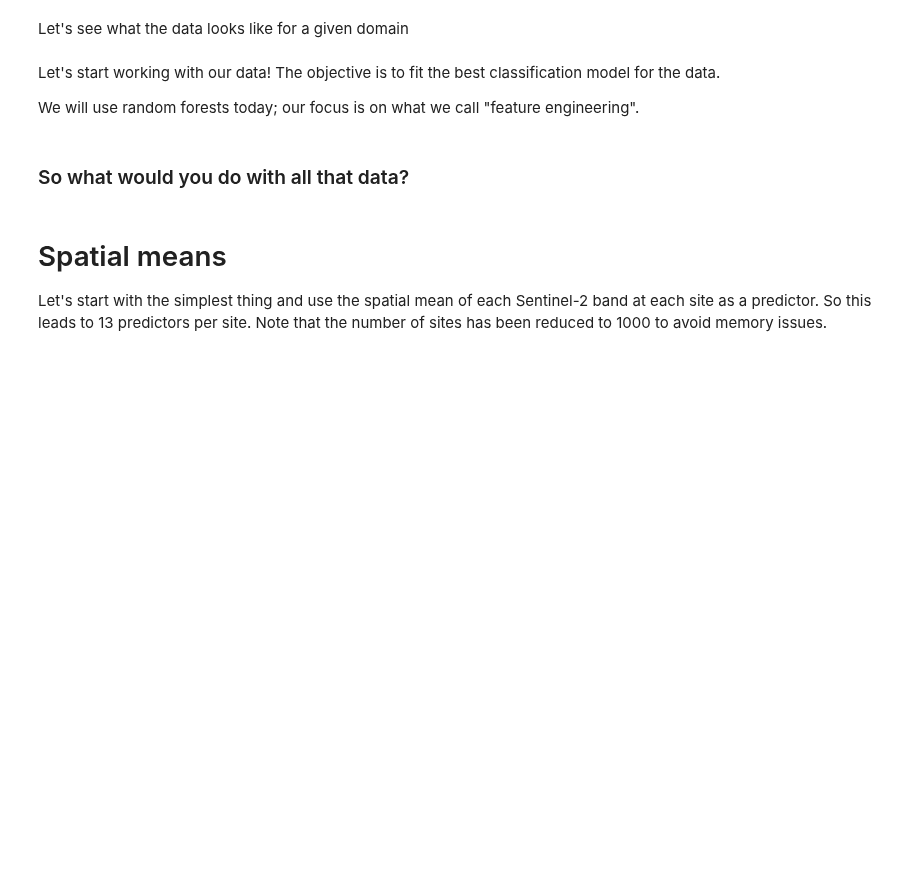
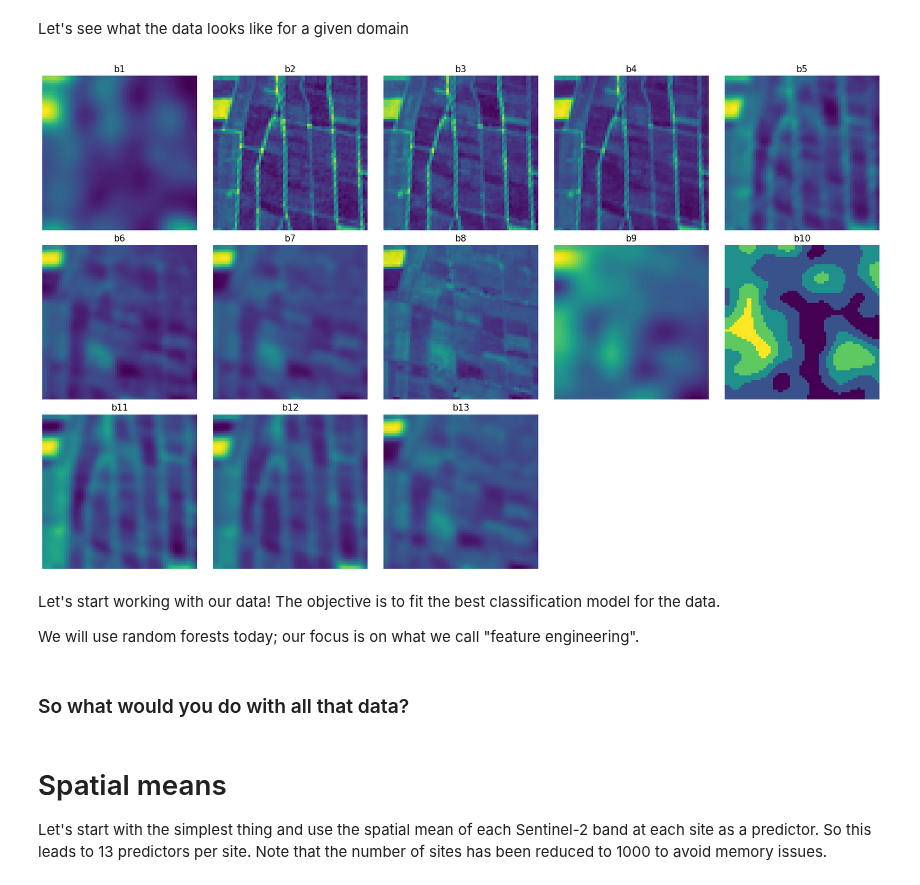
Before and after one commit to NoemiVergopolan/EEPS_GeospatialData, a Jupyter notebook: Lectures/Lec_21_FeatureEngineering_Selection.ipynb, the cells around one changed output. Cells and saved outputs as stored; diff of their text form; code cells hidden in the pictures; blank space fills up the shorter version.

```diff
--- a/Lectures/Lec_21_FeatureEngineering_Selection.ipynb
+++ b/Lectures/Lec_21_FeatureEngineering_Selection.ipynb
@@ -41,6 +41,6 @@ import matplotlib.pyplot as plt
 import pickle
 import scipy.stats
 # %%
-db = pickle.load(open('../data/ds/images/remote_sensing/otherDatasets/sentinel_2_subset.pck','rb'))
+db = pickle.load(open('/scratch/eeps440/data/ds/images/remote_sensing/otherDatasets/sentinel_2_subset.pck','rb'))
 # %%
 db.keys()
@@ -55,12 +79,19 @@ print(y)
 # %% [markdown]
 Let's see what the data looks like for a given domain
-# %%
-for var in db['covariates']:
-    plt.figure(figsize=(10,10))
-    plt.title(var,fontsize=50)
-    plt.imshow(db['covariates'][var][150,:,:])
-    plt.axis('off')
-    plt.show()
+# %%
+fig, axes = plt.subplots(3, 5, figsize=(20, 12))
+axes = axes.ravel()
+
+for i, var in enumerate(db['covariates']):
+    axes[i].imshow(db['covariates'][var][150, :, :])
+    axes[i].set_title(var, fontsize=15)
+    axes[i].axis('off')
+axes[-2].axis('off')
+axes[-1].axis('off')
+plt.tight_layout()
+plt.show()
+# %% [output]
+[figure, added]
 # %% [markdown]
 Let's start working with our data! The objective is to fit the best classification model for the data.
 
```
Also changed, not shown: parts of 37 cells of this notebook, 18 other files.
